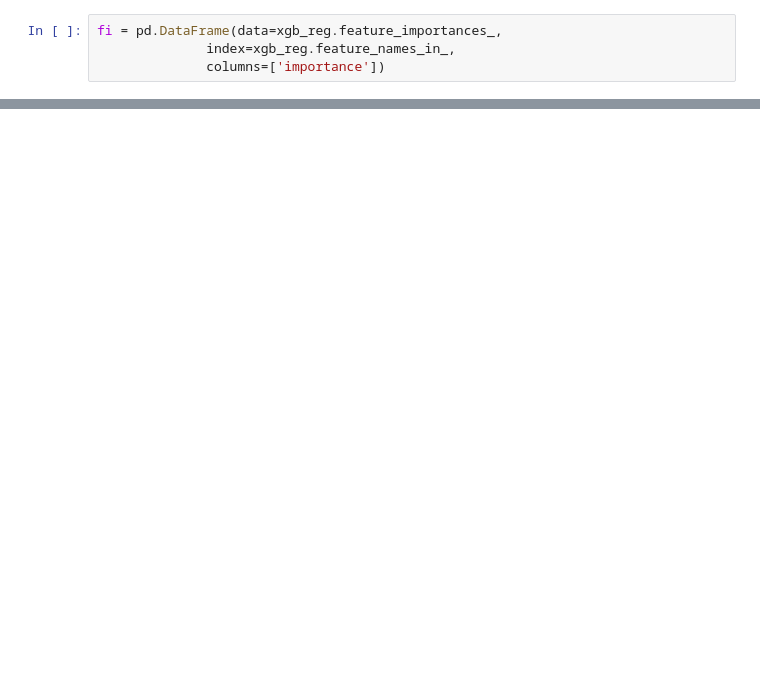
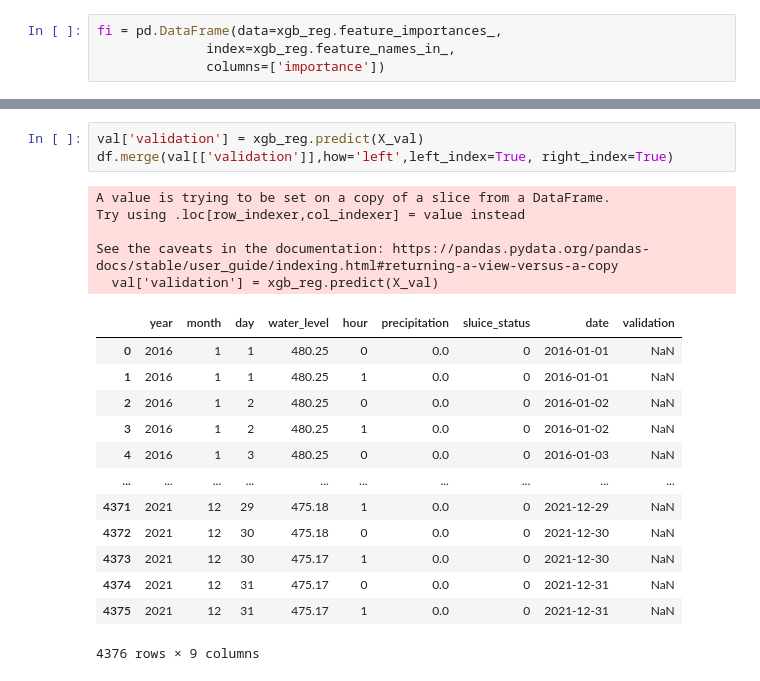
Before and after one commit to Hantuna8459/WaterLevelPrediction_SelectingModel, a Jupyter notebook: XgbRegression.ipynb, the cells around one changed output, grey strips where cells are left out. Cells and saved outputs as stored; diff of their text form; blank space fills up the shorter version.

```diff
--- a/XgbRegression.ipynb
+++ b/XgbRegression.ipynb
@@ -102,0 +108,22 @@ plt.show()
+# %%
+val['validation'] = xgb_reg.predict(X_val)
+df.merge(val[['validation']],how='left',left_index=True, right_index=True)
+# %% [output]
+A value is trying to be set on a copy of a slice from a DataFrame.
+Try using .loc[row_indexer,col_indexer] = value instead
+
+See the caveats in the documentation: https://pandas.pydata.org/pandas-docs/stable/user_guide/indexing.html#returning-a-view-versus-a-copy
+  val['validation'] = xgb_reg.predict(X_val)
+|  | year | month | day | water_level | hour | precipitation | sluice_status | date | validation |
+| 0 | 2016 | 1 | 1 | 480.25 | 0 | 0.0 | 0 | 2016-01-01 | NaN |
+| 1 | 2016 | 1 | 1 | 480.25 | 1 | 0.0 | 0 | 2016-01-01 | NaN |
+| 2 | 2016 | 1 | 2 | 480.25 | 0 | 0.0 | 0 | 2016-01-02 | NaN |
+| 3 | 2016 | 1 | 2 | 480.25 | 1 | 0.0 | 0 | 2016-01-02 | NaN |
+| 4 | 2016 | 1 | 3 | 480.25 | 0 | 0.0 | 0 | 2016-01-03 | NaN |
+| ... | ... | ... | ... | ... | ... | ... | ... | ... | ... |
+| 4371 | 2021 | 12 | 29 | 475.18 | 1 | 0.0 | 0 | 2021-12-29 | NaN |
+| 4372 | 2021 | 12 | 30 | 475.18 | 0 | 0.0 | 0 | 2021-12-30 | NaN |
+| 4373 | 2021 | 12 | 30 | 475.17 | 1 | 0.0 | 0 | 2021-12-30 | NaN |
+| 4374 | 2021 | 12 | 31 | 475.17 | 0 | 0.0 | 0 | 2021-12-31 | NaN |
+| 4375 | 2021 | 12 | 31 | 475.17 | 1 | 0.0 | 0 | 2021-12-31 | NaN |
+4376 rows × 9 columns
```
Also changed, not shown: parts of 8 cells of this notebook, 4 other files.
